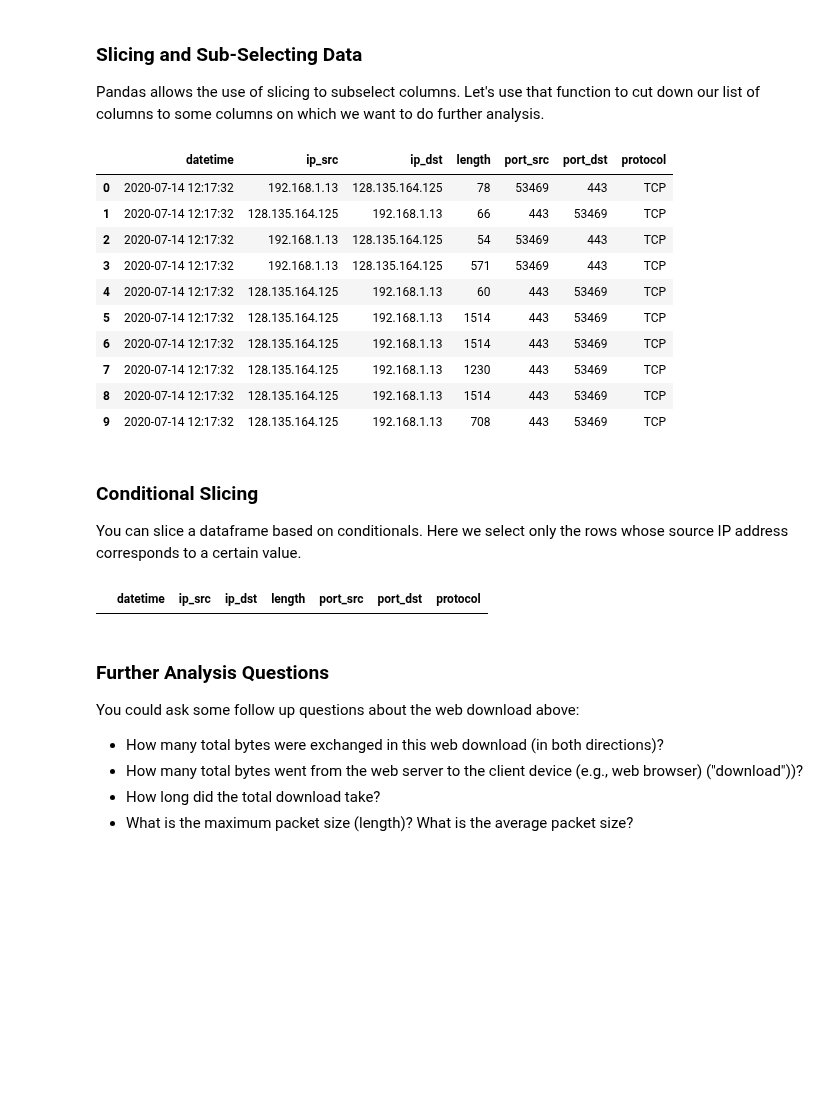
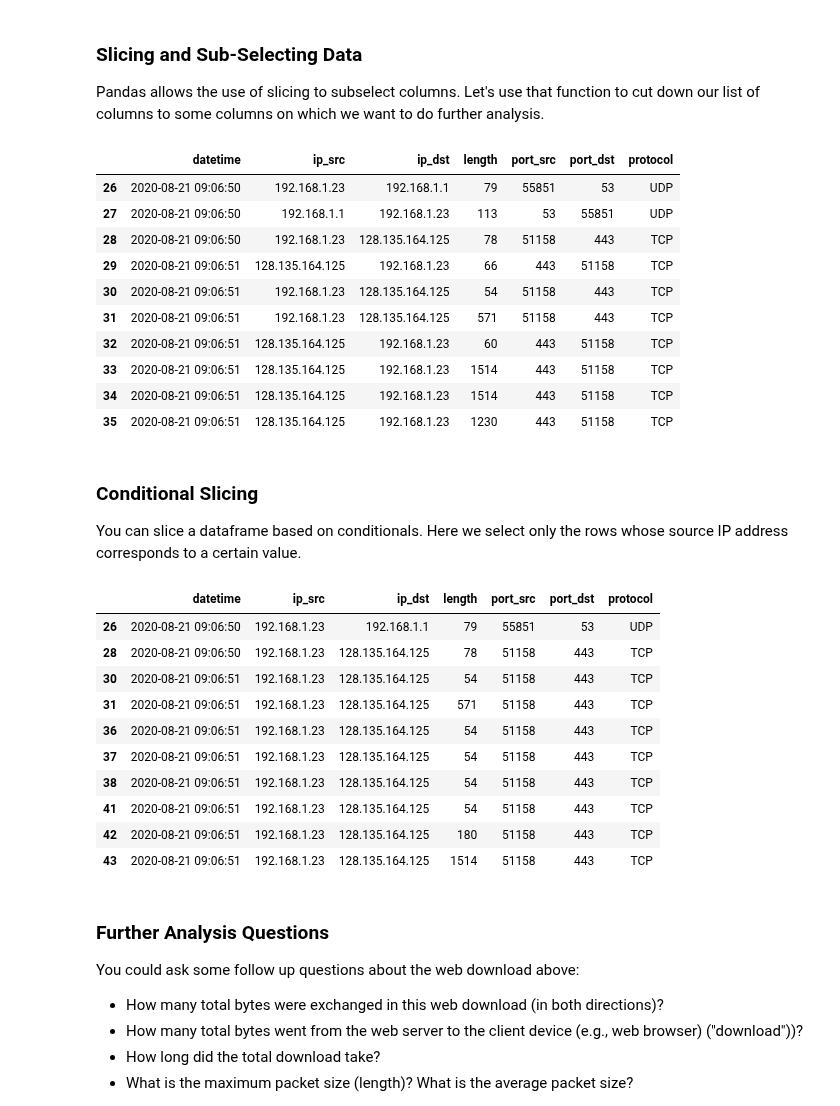
Before and after one commit to noise-lab/ml-networking, a Jupyter notebook: notebooks/0-Packet Capture Analysis.ipynb, the cells around one changed output. Cells and saved outputs as stored; diff of their text form; code cells hidden in the pictures; blank space fills up the shorter version.

```diff
--- a/notebooks/0-Packet Capture Analysis.ipynb
+++ b/notebooks/0-Packet Capture Analysis.ipynb
@@ -40,10 +40,11 @@ from parse_pcap import pcap_to_pandas, send_rates
 
 # Insert your own packet capture here.
 
-#pcap = pcap_to_pandas('/tmp/example-20200523.pcap')
-pcap = pcap_to_pandas('../pcaps/uchicagocs-web-20200714.pcap')
+#pcap = pcap_to_pandas('../pcaps/uchicagocs-web-20200714.pcap')
+pcap = pcap_to_pandas('../pcaps/uchicagocs-web-20200821.pcap')
 
 # look at the first n rows of the packet capture
-pcap.loc[28:,:].head(5)
+pcap = pcap.loc[26:,:]
+pcap.head(10)
 # %% [output]
 |  | datetime | dns_query | dns_resp | ip_dst | ip_dst_int | ip_src | ip_src_int | is_dns | length | mac_dst | ... |
@@ -78,24 +84,34 @@ pcap = pcap.loc[:,['datetime','ip_src','ip_dst',
 pcap.head(10)
 # %% [output]
 |  | datetime | ip_src | ip_dst | length | port_src | port_dst | protocol |
-| 0 | 2020-07-14 12:17:32 | 192.168.1.13 | 128.135.164.125 | 78 | 53469 | 443 | TCP |
-| 1 | 2020-07-14 12:17:32 | 128.135.164.125 | 192.168.1.13 | 66 | 443 | 53469 | TCP |
-| 2 | 2020-07-14 12:17:32 | 192.168.1.13 | 128.135.164.125 | 54 | 53469 | 443 | TCP |
-| 3 | 2020-07-14 12:17:32 | 192.168.1.13 | 128.135.164.125 | 571 | 53469 | 443 | TCP |
-| 4 | 2020-07-14 12:17:32 | 128.135.164.125 | 192.168.1.13 | 60 | 443 | 53469 | TCP |
-| 5 | 2020-07-14 12:17:32 | 128.135.164.125 | 192.168.1.13 | 1514 | 443 | 53469 | TCP |
-| 6 | 2020-07-14 12:17:32 | 128.135.164.125 | 192.168.1.13 | 1514 | 443 | 53469 | TCP |
-| 7 | 2020-07-14 12:17:32 | 128.135.164.125 | 192.168.1.13 | 1230 | 443 | 53469 | TCP |
-| 8 | 2020-07-14 12:17:32 | 128.135.164.125 | 192.168.1.13 | 1514 | 443 | 53469 | TCP |
-| 9 | 2020-07-14 12:17:32 | 128.135.164.125 | 192.168.1.13 | 708 | 443 | 53469 | TCP |
+| 26 | 2020-08-21 09:06:50 | 192.168.1.23 | 192.168.1.1 | 79 | 55851 | 53 | UDP |
+| 27 | 2020-08-21 09:06:50 | 192.168.1.1 | 192.168.1.23 | 113 | 53 | 55851 | UDP |
+| 28 | 2020-08-21 09:06:50 | 192.168.1.23 | 128.135.164.125 | 78 | 51158 | 443 | TCP |
+| 29 | 2020-08-21 09:06:51 | 128.135.164.125 | 192.168.1.23 | 66 | 443 | 51158 | TCP |
+| 30 | 2020-08-21 09:06:51 | 192.168.1.23 | 128.135.164.125 | 54 | 51158 | 443 | TCP |
+| 31 | 2020-08-21 09:06:51 | 192.168.1.23 | 128.135.164.125 | 571 | 51158 | 443 | TCP |
+| 32 | 2020-08-21 09:06:51 | 128.135.164.125 | 192.168.1.23 | 60 | 443 | 51158 | TCP |
+| 33 | 2020-08-21 09:06:51 | 128.135.164.125 | 192.168.1.23 | 1514 | 443 | 51158 | TCP |
+| 34 | 2020-08-21 09:06:51 | 128.135.164.125 | 192.168.1.23 | 1514 | 443 | 51158 | TCP |
+| 35 | 2020-08-21 09:06:51 | 128.135.164.125 | 192.168.1.23 | 1230 | 443 | 51158 | TCP |
 # %% [markdown]
 ### Conditional Slicing
 
 You can slice a dataframe based on conditionals.  Here we select only the rows whose source IP address corresponds to a certain value.
 # %%
-pcap[pcap['ip_src'] == '192.168.1.8'].head(10)
+pcap[pcap['ip_src'] == '192.168.1.23'].head(10)
 # %% [output]
 |  | datetime | ip_src | ip_dst | length | port_src | port_dst | protocol |
+| 26 | 2020-08-21 09:06:50 | 192.168.1.23 | 192.168.1.1 | 79 | 55851 | 53 | UDP |
+| 28 | 2020-08-21 09:06:50 | 192.168.1.23 | 128.135.164.125 | 78 | 51158 | 443 | TCP |
+| 30 | 2020-08-21 09:06:51 | 192.168.1.23 | 128.135.164.125 | 54 | 51158 | 443 | TCP |
+| 31 | 2020-08-21 09:06:51 | 192.168.1.23 | 128.135.164.125 | 571 | 51158 | 443 | TCP |
+| 36 | 2020-08-21 09:06:51 | 192.168.1.23 | 128.135.164.125 | 54 | 51158 | 443 | TCP |
+| 37 | 2020-08-21 09:06:51 | 192.168.1.23 | 128.135.164.125 | 54 | 51158 | 443 | TCP |
+| 38 | 2020-08-21 09:06:51 | 192.168.1.23 | 128.135.164.125 | 54 | 51158 | 443 | TCP |
+| 41 | 2020-08-21 09:06:51 | 192.168.1.23 | 128.135.164.125 | 54 | 51158 | 443 | TCP |
+| 42 | 2020-08-21 09:06:51 | 192.168.1.23 | 128.135.164.125 | 180 | 51158 | 443 | TCP |
+| 43 | 2020-08-21 09:06:51 | 192.168.1.23 | 128.135.164.125 | 1514 | 51158 | 443 | TCP |
 # %% [markdown]
 ### Further Analysis Questions
 
```
Also changed, not shown: parts of 7 cells of this notebook, 1 other file.
